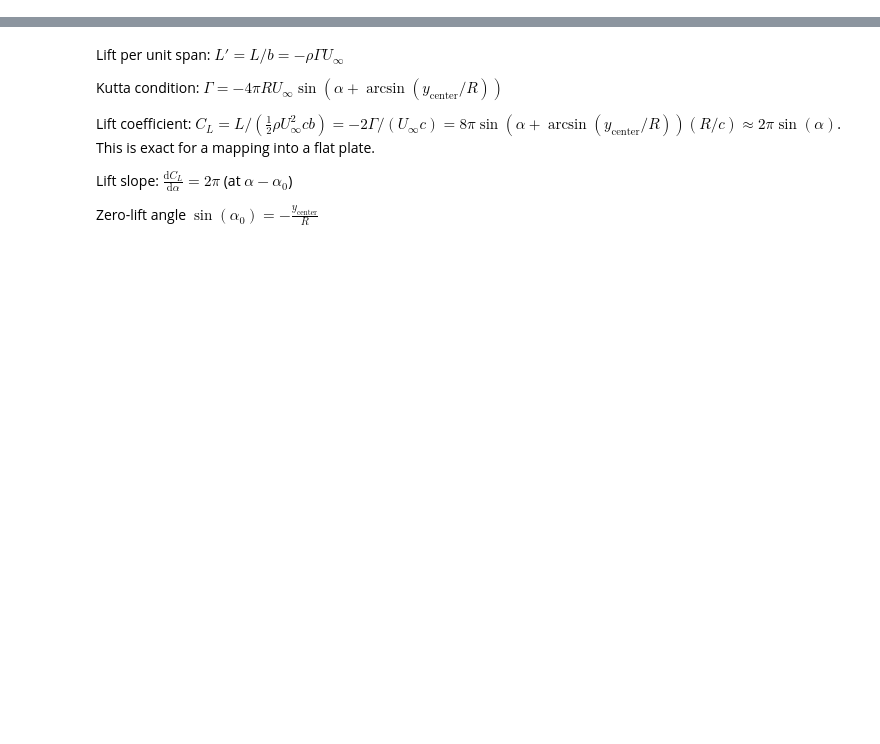
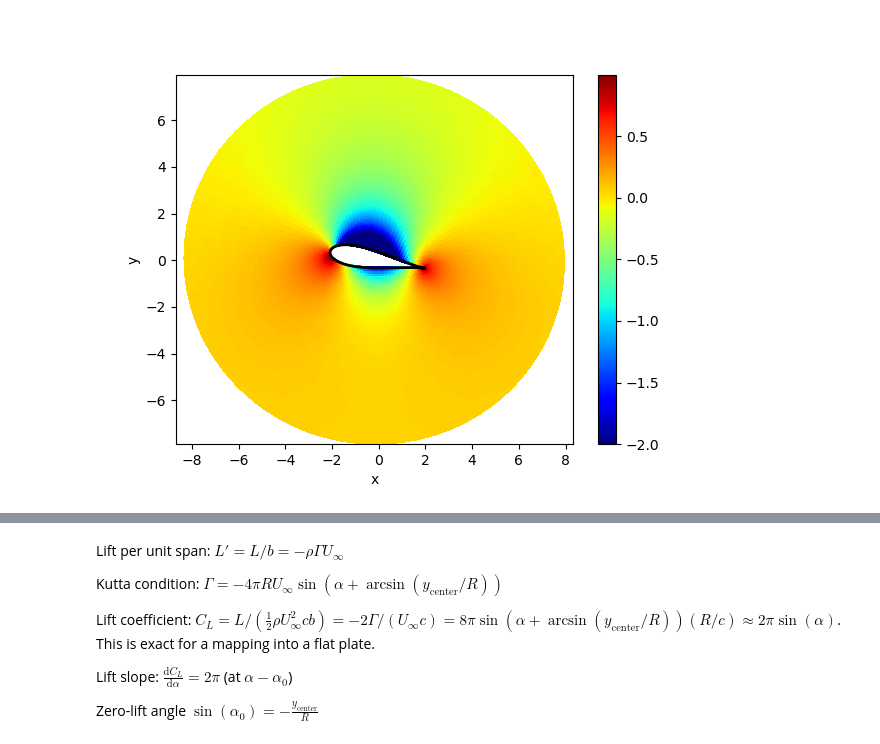
Before and after one commit to pschlatt1/notebooks, a Jupyter notebook: kutta-joukowski.ipynb, the cells around one changed output, grey strips where cells are left out. Saved outputs shown, nothing was run; the diff lists cells and outputs as text; code cells hidden in the pictures; blank space fills up the shorter version.

```diff
--- a/kutta-joukowski.ipynb
+++ b/kutta-joukowski.ipynb
@@ -187,7 +201,7 @@ plt.show()
 plt.figure()
 plt.xlabel('x')
 plt.ylabel('y')
-plt.pcolor(np.real(Z),np.imag(Z), U.p,vmin=-2,cmap='jet')
+plt.pcolor(np.real(Z),np.imag(Z), U.p/u_inf**2,vmin=-2,cmap='jet')
 plt.axis('equal')
 plt.colorbar()
 plt.plot(np.real(Z_cyl), np.imag(Z_cyl), color='k', linestyle='-', linewidth=2)
@@ -198,3 +210,4 @@ plt.show()
+[figure, added]
 # %%
 plt.figure()
 plt.plot(np.real(Z[:,0]),U.p[:,0])
```
Also changed, not shown: parts of 26 cells of this notebook, 1 other file.
